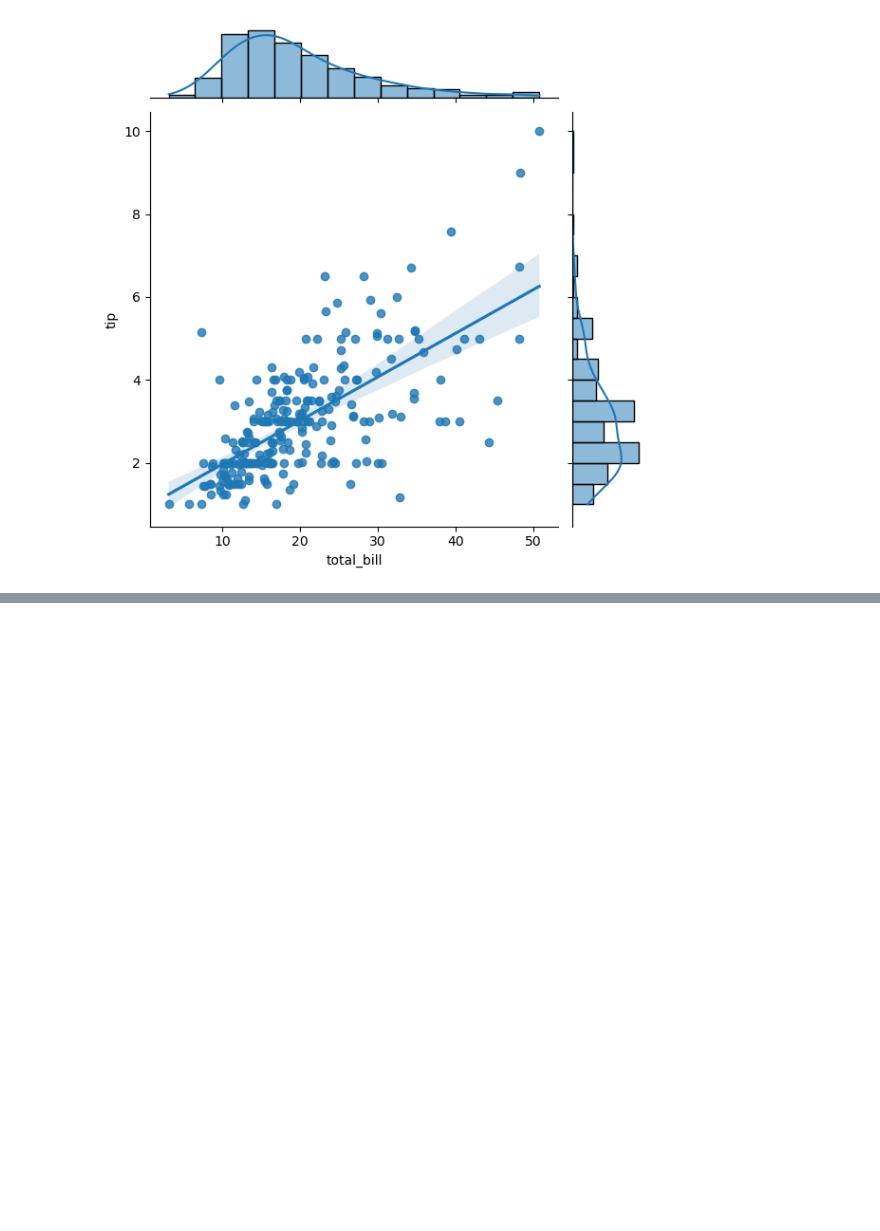
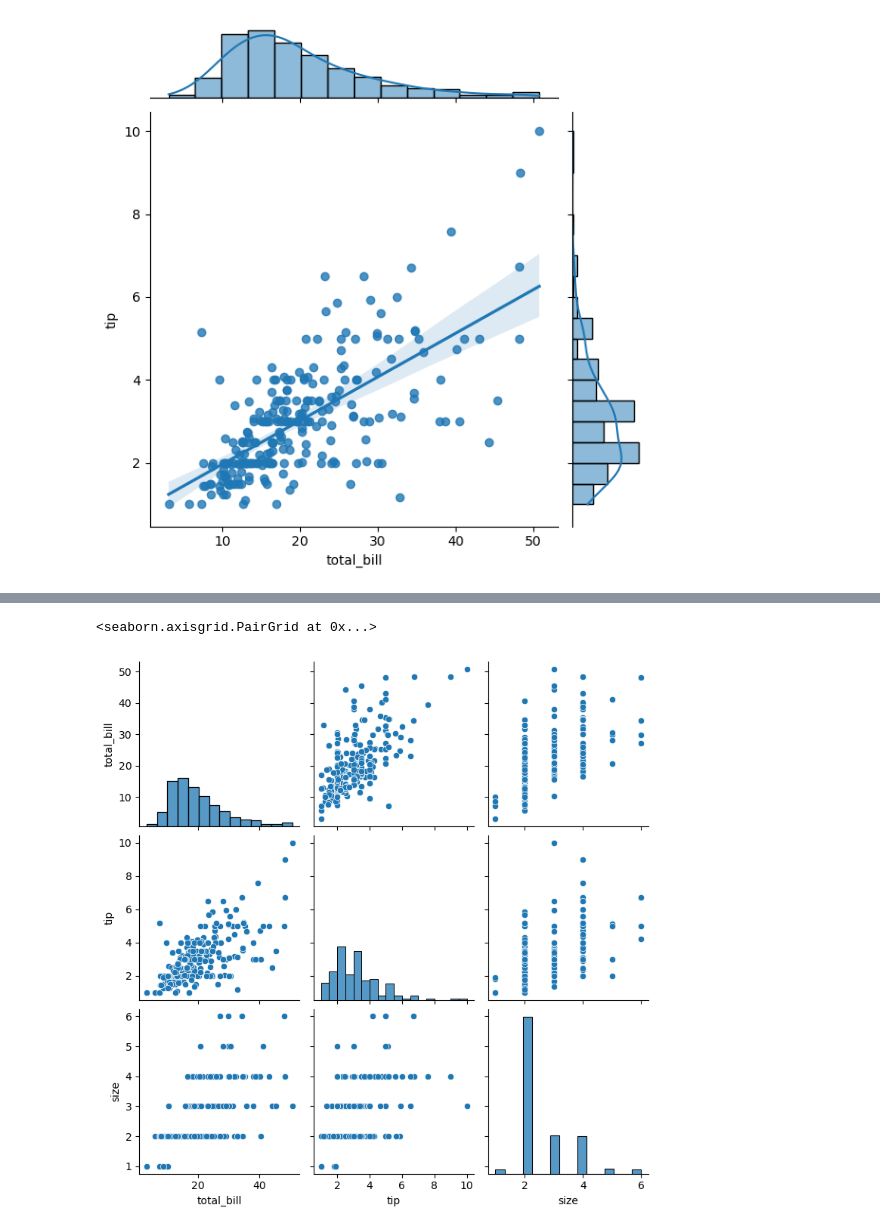
Before and after one commit to dhruvjoshi07/Data_Analysis_Notebook, a Jupyter notebook: pylibrary/seaborn.ipynb, the cells around one changed output, grey strips where cells are left out. Drawn from its saved outputs; the diff is of its cells as text; code cells hidden in the pictures; blank space fills up the shorter version.

```diff
--- a/pylibrary/seaborn.ipynb
+++ b/pylibrary/seaborn.ipynb
@@ -79,0 +84,3 @@ sns.jointplot(x='total_bill',y='tip',data=df,kind='reg')
+# %%
+df=sns.load_dataset('tips')
+df
@@ -79,0 +101,5 @@ sns.jointplot(x='total_bill',y='tip',data=df,kind='reg')
+# %%
+sns.pairplot(df)
+# %% [output]
+<seaborn.axisgrid.PairGrid at 0x...>
+[figure, added]
```
Also changed, not shown: parts of 16 cells of this notebook.
